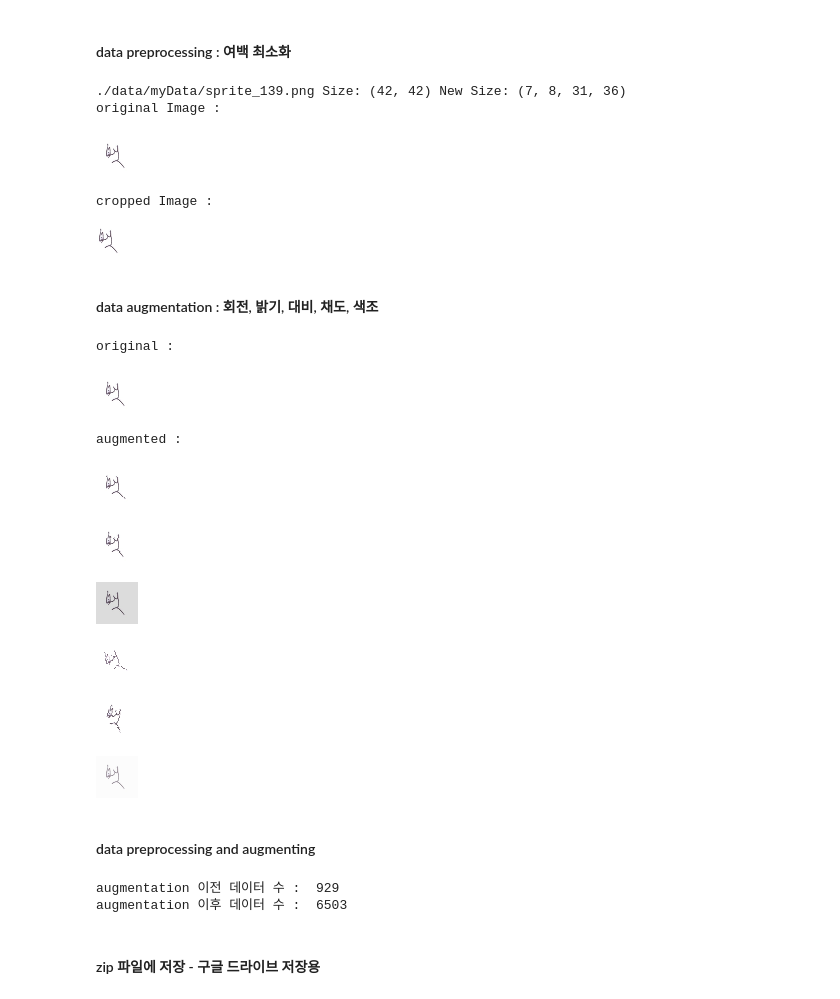
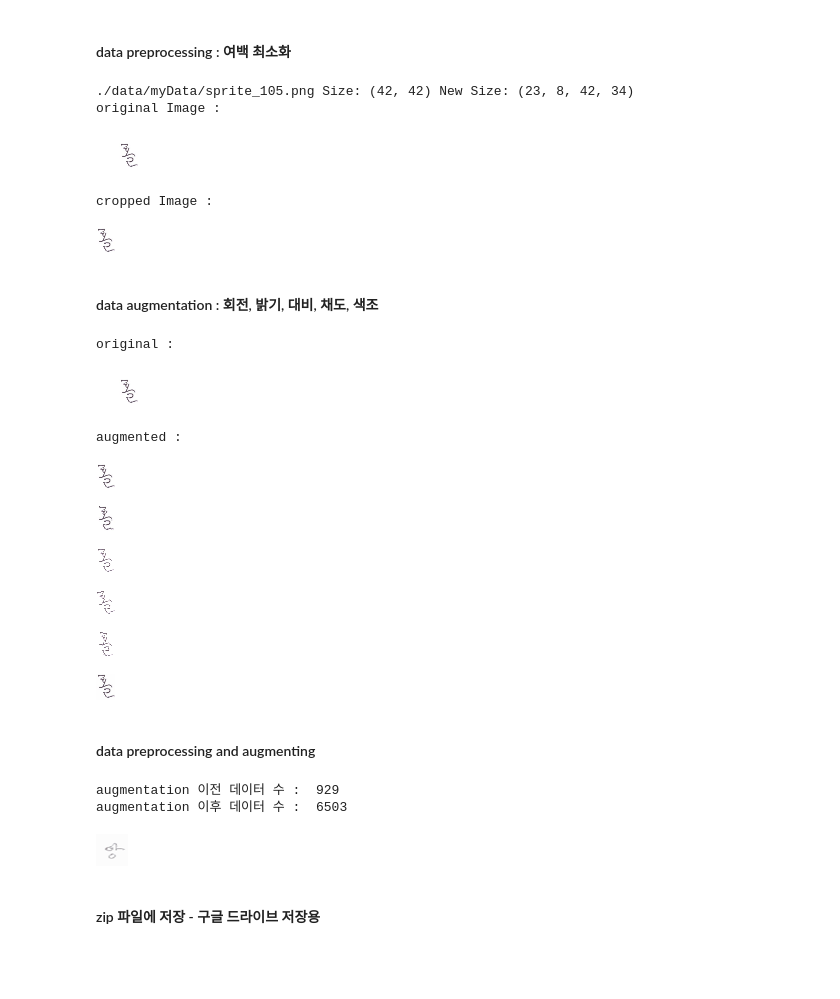
Before and after one commit to PILGI-Analog-To-Digital/Analog-PILGI-to-DIgital, a Jupyter notebook: GAN/myDataDataset.ipynb, the cells around one changed output. Saved outputs shown, nothing was run; the diff lists cells and outputs as text; code cells hidden in the pictures; blank space fills up the shorter version.

Commit message:
[ADD] padding and reshaping

```diff
--- a/GAN/myDataDataset.ipynb
+++ b/GAN/myDataDataset.ipynb
@@ -98,31 +80,31 @@ Archive:  /content/drive/Shareddrives/machine_learning_in_practice/Analog-PILGI-
 # %%
 from PIL import Image, ImageOps
 
-filePath = './data/myData/sprite_139.png'
+filePath = './data/myData/sprite_105.png'
 image=Image.open(filePath)
 image.load()
 imageSize = image.size
 
 # remove alpha channel
 invert_im = image.convert("RGB")
 
 # invert image (so that white is 0)
 invert_im = ImageOps.invert(invert_im)
 imageBox = invert_im.getbbox()
 
 cropped=image.crop(imageBox)
 print(filePath, "Size:", imageSize, "New Size:", imageBox)
 
 print("original Image : ")
 display(image)
 print("cropped Image : ")
 display(cropped)
 # %% [output]
-./data/myData/sprite_139.png Size: (42, 42) New Size: (7, 8, 31, 36)
+./data/myData/sprite_105.png Size: (42, 42) New Size: (23, 8, 42, 34)
 original Image :
-[figure, old version]
+[figure, new version]
 cropped Image :
-[figure, old version]
+[figure, new version]
 # %% [markdown]
 #### data augmentation : 회전, 밝기, 대비, 채도, 색조
 # %%
@@ -170,12 +152,12 @@ rotate2 = RandomRotate(angle_range=(-20.0, 0))
 # 0.5 ~1.5 범위  밝기, 대비, 채도, 색조
 bright_aug = transforms.ColorJitter(brightness=0.3)
 
-rotate_bright_aug1 = transforms.Compose([rotate1, bright_aug])
-rotate_bright_aug2 = transforms.Compose([rotate2, bright_aug])
+rotate_bright_aug1 = transforms.Compose([bright_aug, rotate1])
+rotate_bright_aug2 = transforms.Compose([bright_aug, rotate2])
 
 contrast_aug = transforms.ColorJitter(contrast=0.5)
 
-samplePath = './data/myData/sprite_139.png'
+samplePath = './data/myData/sprite_105.png'
 sample = Image.open(samplePath)
 sample = sample.convert("RGB")
 print("original : ")
@@ -183,19 +165,19 @@ display(sample)
 
 print("augmented : ")
 for i, transform_ in enumerate([rotate1, rotate2, bright_aug, rotate_bright_aug1, rotate_bright_aug2, contrast_aug]):
-    sample = Image.open(samplePath)
-    transformed = transform_(sample)
+    # sample = Image.open(samplePath)
+    transformed = transform_(cropped)
     display(transformed)
 # %% [output]
 original :
-[figure, old version]
+[figure, new version]
 augmented :
-[figure, old version]
+[figure, new version]
-[figure, old version]
+[figure, new version]
-[figure, old version]
+[figure, new version]
-[figure, old version]
+[figure, new version]
-[figure, old version]
+[figure, new version]
-[figure, old version]
+[figure, new version]
 # %% [markdown]
 #### data preprocessing and augmenting
 # %%
@@ -257,6 +239,8 @@ file_list_ = os.listdir(path)
 print("augmentation 이전 데이터 수 : ", len(file_list_))
 
 savePath = '/content/data/augmentedData'
+if not os.path.exists(savePath):
+    os.makedirs(savePath)
 
 for filename in file_list_:
     filePath = path + '/' + filename
@@ -264,28 +248,42 @@ for filename in file_list_:
     image.load()
     imageSize = image.size
 
+    # # 여백 제거
     # remove alpha channel
     invert_im = image.convert("RGB")
     # invert image (so that white is 0)
     invert_im = ImageOps.invert(invert_im)
     imageBox = invert_im.getbbox()
-
     cropped=image.crop(imageBox)
 
-    # original 이미지 저장
-    image.convert("RGB").save(savePath + '/' + filename)
+    # 정사각형 꼴로 변환
+    width , height = cropped.width, cropped.height
+    size = width if width > height else height
+    cropped = cropped.resize((size, size))
+
+    # padding
+    padding = 10
+    new_width = width + 2*padding
+    new_height = height + 2*padding
+    padded = Image.new(cropped.mode, (new_width, new_height), (255, 255, 255))
+    padded.paste(cropped, (padding, padding))
+
+    # cropped 이미지 저장
+    padded.convert("RGB").resize((32,32)).save(savePath + '/' + filename)
 
     for i, transform_ in enumerate([rotate1, rotate2, bright_aug, rotate_bright_aug1, rotate_bright_aug2, contrast_aug]):
-        transformed = transform_(image)
+        transformed = transform_(padded).convert("RGB").resize((32,32))
         # augmented 이미지 저장
-        transformed.convert("RGB").save(f"{savePath}/{i}_{filename}")
+        transformed.save(f"{savePath}/{i}_{filename}")
 
 path = '/content/data/augmentedData'
 file_list_ = os.listdir(path)
 print("augmentation 이후 데이터 수 : ", len(file_list_))
+display(transformed)
 # %% [output]
 augmentation 이전 데이터 수 :  929
 augmentation 이후 데이터 수 :  6503
+[figure, added]
 # %% [markdown]
 #### zip 파일에 저장 - 구글 드라이브 저장용
 # %%
```
Also changed, not shown: parts of 6 cells of this notebook, 1 other file.
